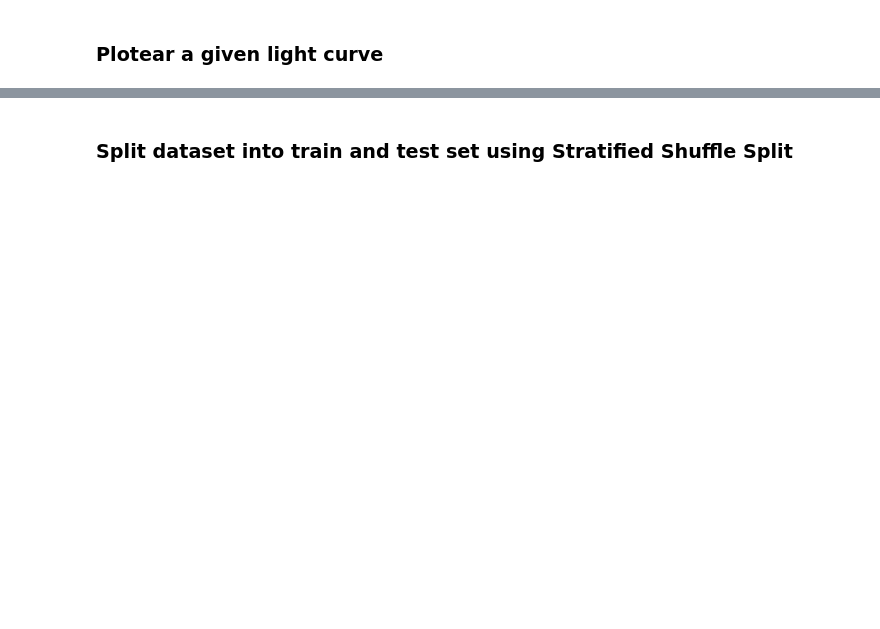
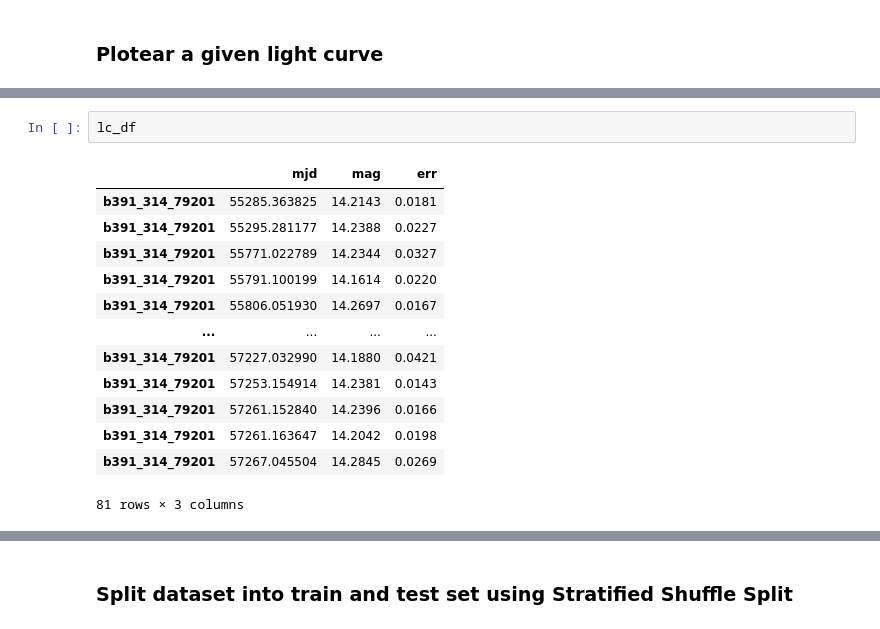
Before and after one commit to aemh00/tesis, a Jupyter notebook: notebooks/test_vvv_utils.ipynb, the cells around one changed output, grey strips where cells are left out. Cells and saved outputs as stored; diff of their text form; blank space fills up the shorter version.

```diff
--- a/notebooks/test_vvv_utils.ipynb
+++ b/notebooks/test_vvv_utils.ipynb
@@ -46,4 +51,20 @@ plot_light_curve(lc_df, period=meta_lc["P_ogle"])
 [interactive output not drawn]
 [interactive output not drawn]
 [interactive output not drawn]
+# %%
+lc_df
+# %% [output]
+|  | mjd | mag | err |
+| b391_314_79201 | 55285.363825 | 14.2143 | 0.0181 |
+| b391_314_79201 | 55295.281177 | 14.2388 | 0.0227 |
+| b391_314_79201 | 55771.022789 | 14.2344 | 0.0327 |
+| b391_314_79201 | 55791.100199 | 14.1614 | 0.0220 |
+| b391_314_79201 | 55806.051930 | 14.2697 | 0.0167 |
+| ... | ... | ... | ... |
+| b391_314_79201 | 57227.032990 | 14.1880 | 0.0421 |
+| b391_314_79201 | 57253.154914 | 14.2381 | 0.0143 |
+| b391_314_79201 | 57261.152840 | 14.2396 | 0.0166 |
+| b391_314_79201 | 57261.163647 | 14.2042 | 0.0198 |
+| b391_314_79201 | 57267.045504 | 14.2845 | 0.0269 |
+81 rows × 3 columns
 # %%
```
Also changed, not shown: parts of 7 cells of this notebook, 1 other file.
